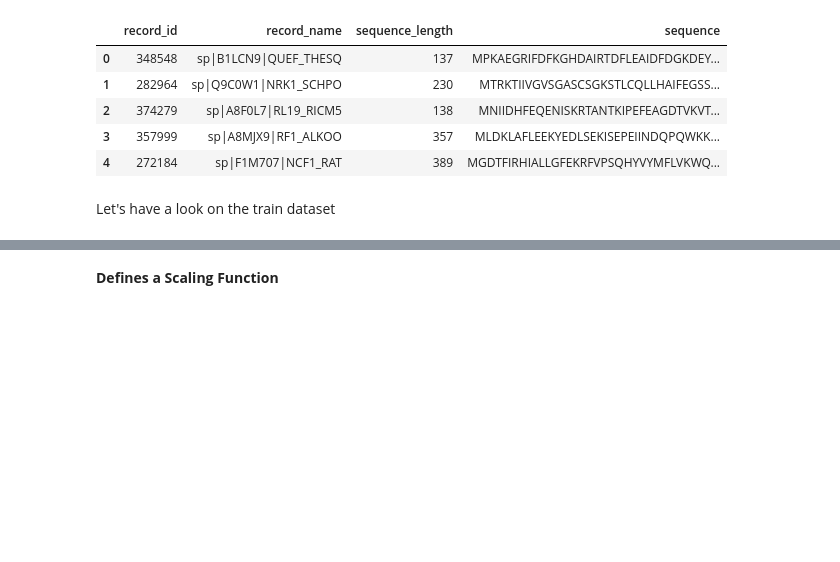
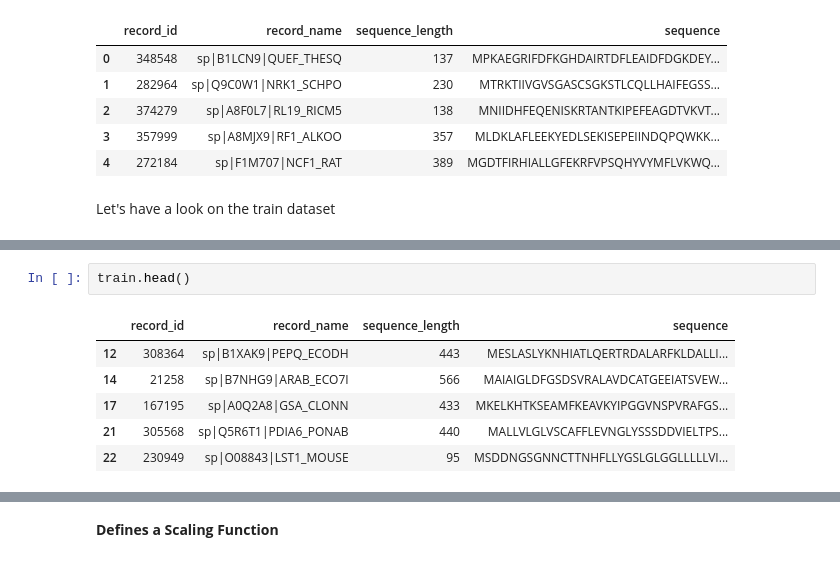
Before and after one commit to ynashed/bionemo-fw-ea, a Jupyter notebook: docs/bionemo/notebooks/protein-esm2nv-clustering.ipynb, the cells around one changed output, grey strips where cells are left out. Saved outputs shown, nothing was run; the diff lists cells and outputs as text; blank space fills up the shorter version.

```diff
--- a/docs/bionemo/notebooks/protein-esm2nv-clustering.ipynb
+++ b/docs/bionemo/notebooks/protein-esm2nv-clustering.ipynb
@@ -215,3 +311,12 @@ Let's have a look on the train dataset
+# %%
+train.head()
+# %% [output]
+|  | record_id | record_name | sequence_length | sequence |
+| 12 | 308364 | sp|B1XAK9|PEPQ_ECODH | 443 | MESLASLYKNHIATLQERTRDALARFKLDALLI... |
+| 14 | 21258 | sp|B7NHG9|ARAB_ECO7I | 566 | MAIAIGLDFGSDSVRALAVDCATGEEIATSVEW... |
+| 17 | 167195 | sp|A0Q2A8|GSA_CLONN | 433 | MKELKHTKSEAMFKEAVKYIPGGVNSPVRAFGS... |
+| 21 | 305568 | sp|Q5R6T1|PDIA6_PONAB | 440 | MALLVLGLVSCAFFLEVNGLYSSSDDVIELTPS... |
+| 22 | 230949 | sp|O08843|LST1_MOUSE | 95 | MSDDNGSGNNCTTNHFLLYGSLGLGGLLLLLVI... |
 # %%
 %%time
 # Define the bin function
```
Also changed, not shown: parts of 16 cells of this notebook.
